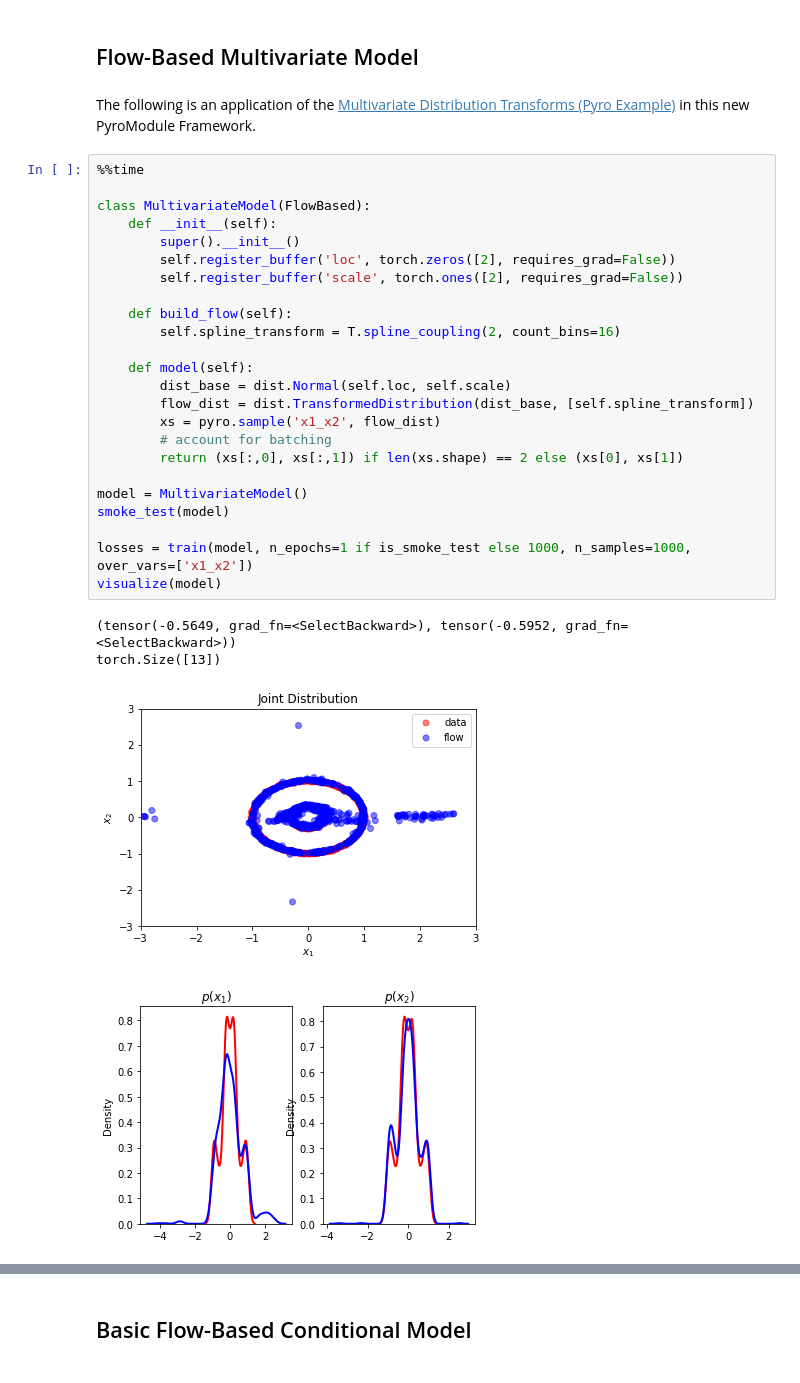
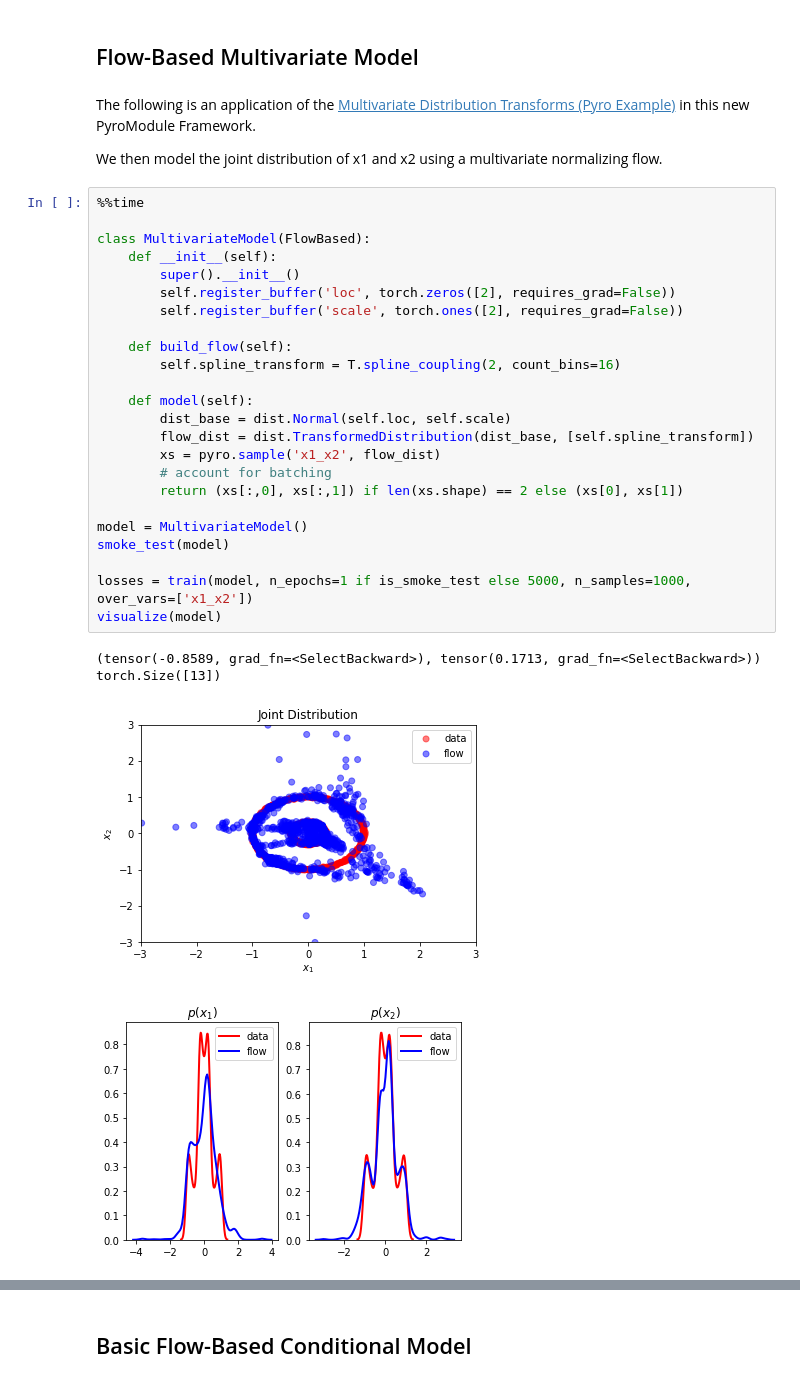
Before and after one commit to altdeep/causalML, a Jupyter notebook: tutorials/3-counterfactual/counterfactual_donuts_tutorial.ipynb, the cells around one changed output, grey strips where cells are left out. Drawn from its saved outputs; the diff is of its cells as text.

```diff
--- a/tutorials/3-counterfactual/counterfactual_donuts_tutorial.ipynb
+++ b/tutorials/3-counterfactual/counterfactual_donuts_tutorial.ipynb
@@ -215,32 +259,34 @@ Wall time: 8.47 s
 ## Flow-Based Multivariate Model
 # %% [markdown]
 The following is an application of the [Multivariate Distribution Transforms (Pyro Example)](https://pyro.ai/examples/normalizing_flows_i.html#Multivariate-Distributions) in this new PyroModule Framework.
+
+We then model the joint distribution of x1 and x2 using a multivariate normalizing flow.
 # %%
 %%time
 
 class MultivariateModel(FlowBased):
     def __init__(self):
         super().__init__()
         self.register_buffer('loc', torch.zeros([2], requires_grad=False))
         self.register_buffer('scale', torch.ones([2], requires_grad=False))
 
     def build_flow(self):
         self.spline_transform = T.spline_coupling(2, count_bins=16)
 
     def model(self):
         dist_base = dist.Normal(self.loc, self.scale)
         flow_dist = dist.TransformedDistribution(dist_base, [self.spline_transform])
         xs = pyro.sample('x1_x2', flow_dist)
         # account for batching
         return (xs[:,0], xs[:,1]) if len(xs.shape) == 2 else (xs[0], xs[1])
 
 model = MultivariateModel()
 smoke_test(model)
 
-losses = train(model, n_epochs=1 if is_smoke_test else 1000, n_samples=1000, over_vars=['x1_x2'])
+losses = train(model, n_epochs=1 if is_smoke_test else 5000, n_samples=1000, over_vars=['x1_x2'])
 visualize(model)
 # %% [output]
-(tensor(-0.5649, grad_fn=<SelectBackward>), tensor(-0.5952, grad_fn=<SelectBackward>))
+(tensor(-0.8589, grad_fn=<SelectBackward>), tensor(0.1713, grad_fn=<SelectBackward>))
 torch.Size([13])
-[figure, old version]
+[figure, new version]
-[figure, old version]
+[figure, new version]
```
Also changed, not shown: parts of 35 cells of this notebook, 3 other files.
